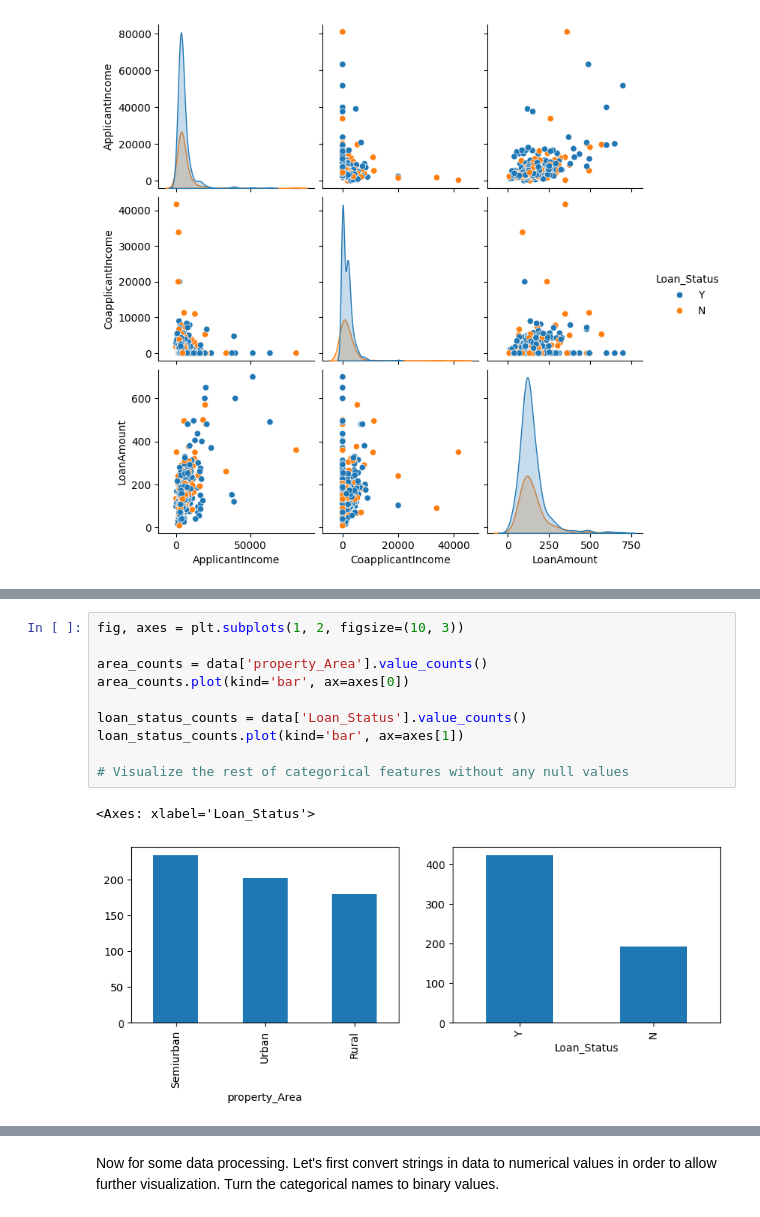
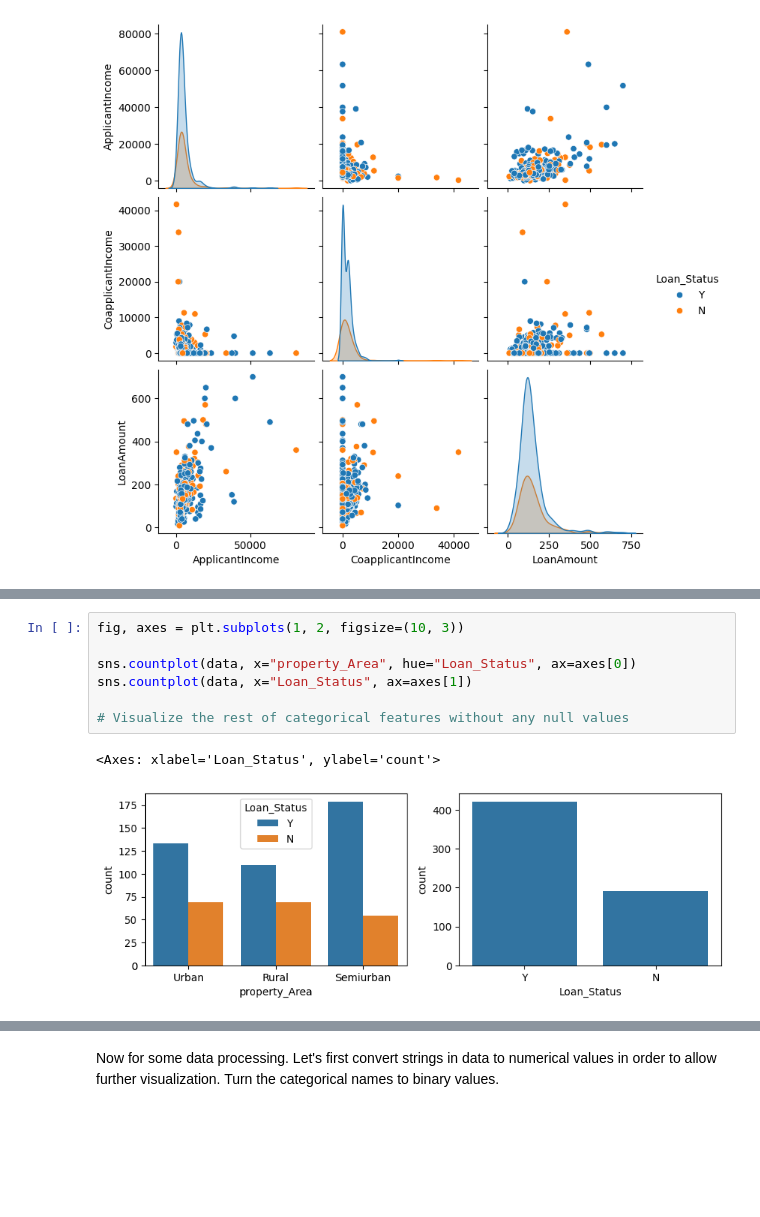
Before and after one commit to LoneCoder21/Loan-Eligibility, a Jupyter notebook: loaneligibility.ipynb, the cells around one changed output, grey strips where cells are left out. Drawn from its saved outputs; the diff is of its cells as text; blank space fills up the shorter version.

```diff
--- a/loaneligibility.ipynb
+++ b/loaneligibility.ipynb
@@ -132,16 +120,13 @@ loan_term_counts.plot(kind='bar', ax=axes[2])
 # %%
 fig, axes = plt.subplots(1, 2, figsize=(10, 3))
 
-area_counts = data['property_Area'].value_counts()
-area_counts.plot(kind='bar', ax=axes[0])
-
-loan_status_counts = data['Loan_Status'].value_counts()
-loan_status_counts.plot(kind='bar', ax=axes[1])
+sns.countplot(data, x="property_Area", hue="Loan_Status", ax=axes[0])
+sns.countplot(data, x="Loan_Status", ax=axes[1])
 
 # Visualize the rest of categorical features without any null values
 # %% [output]
-<Axes: xlabel='Loan_Status'>
+<Axes: xlabel='Loan_Status', ylabel='count'>
-[figure, old version]
+[figure, new version]
 # %%
 fig, axes = plt.subplots(1, 3, figsize=(15, 3))
 
```
Also changed, not shown: parts of 10 cells of this notebook.
